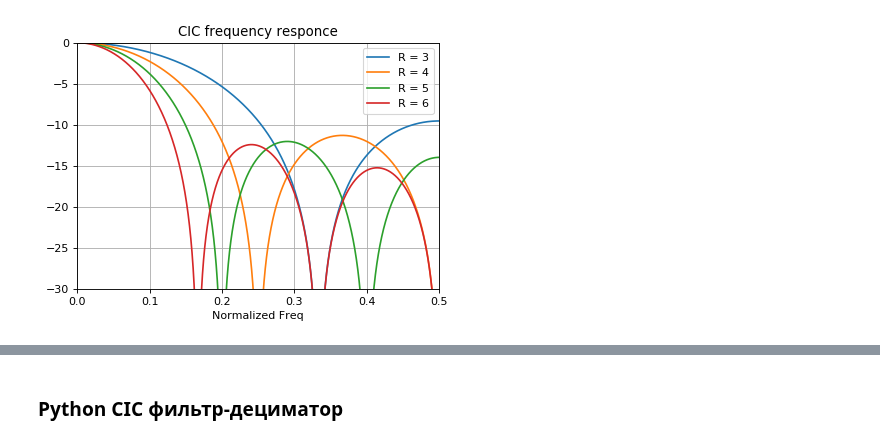
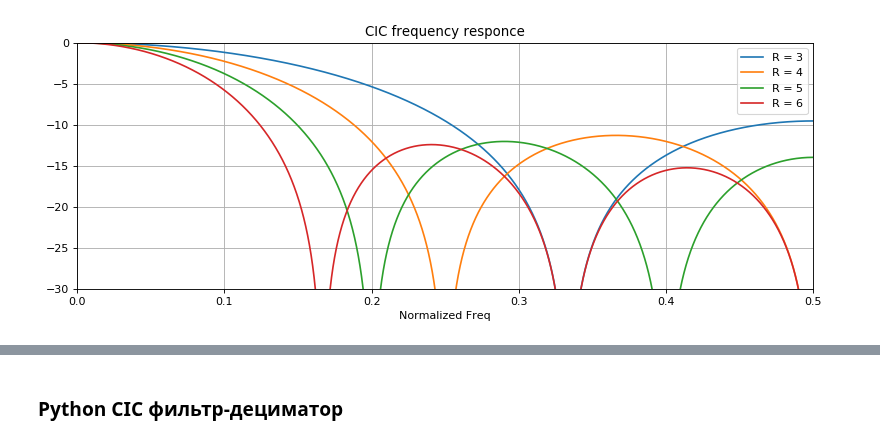
Before and after one commit to hukenovs/dsp-theory, a Jupyter notebook: src/dsp_theory_8_resampling.ipynb, the cells around one changed output, grey strips where cells are left out. Cells and saved outputs as stored; diff of their text form; code cells hidden in the pictures.

```diff
--- a/src/dsp_theory_8_resampling.ipynb
+++ b/src/dsp_theory_8_resampling.ipynb
@@ -106,25 +112,23 @@ from scipy.signal import freqz
 # %%
 N = 2**15
 f = np.linspace(0, 0.5, N, endpoint=True)
 
 # Create CIC filter as recursive FIR
 b = [1, 1, 1]
-a = 1
 
 # Plot results
 plt.figure(figsize=(10, 4), dpi=80)
-plt.subplot(1, 2, 1)
 for i in range(4):
-    _, h = freqz(b, a, worN=N)
+    _, h = freqz(b, 1, worN=N)
     h = np.abs(h)
     plt.plot(f, 20*np.log10(h/np.max(h)+10e-12), label=f'R = {len(b)}')
     plt.xlim([0, 0.5])
     plt.ylim([-30, 0])
     plt.grid(True)
     b.append(1)
 plt.legend(loc='upper right')
 plt.xlabel('Normalized Freq')
 plt.title('CIC frequency responce')
 plt.tight_layout()
 # %% [output]
-[figure, old version]
+[figure, new version]
```
Also changed, not shown: parts of 14 cells of this notebook, 1 other file.
